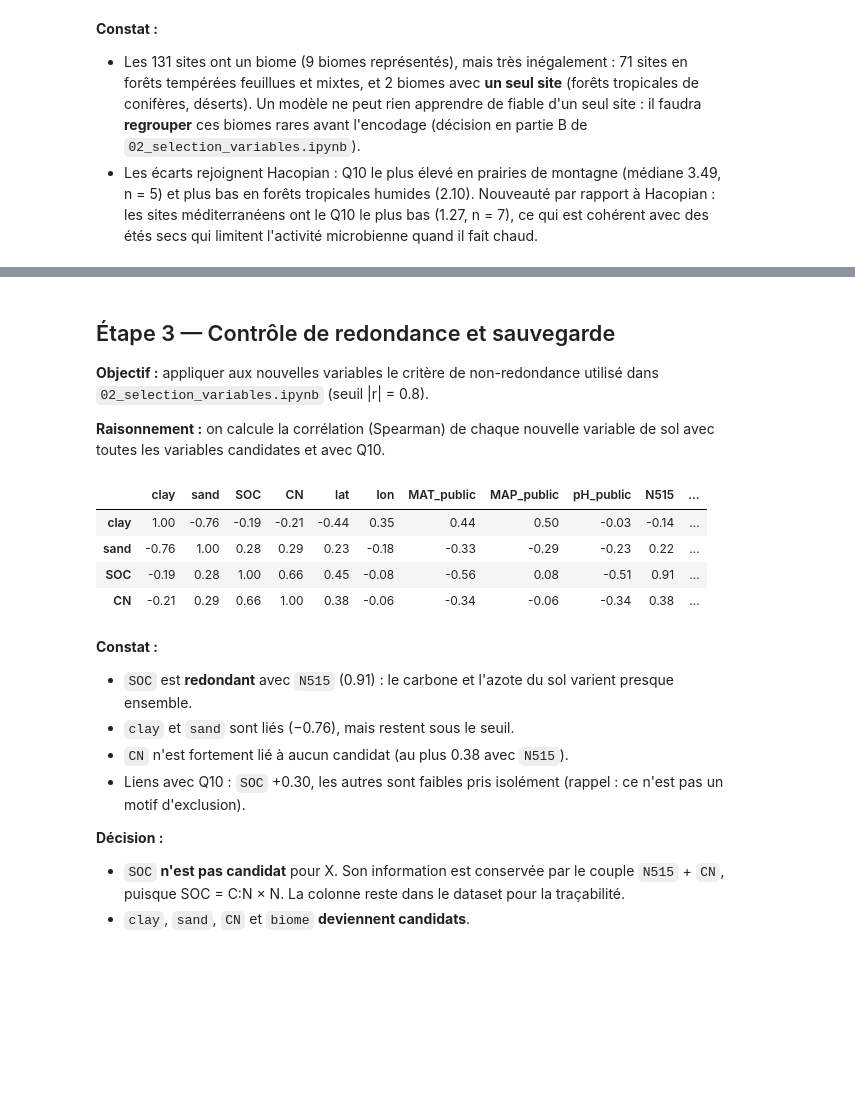
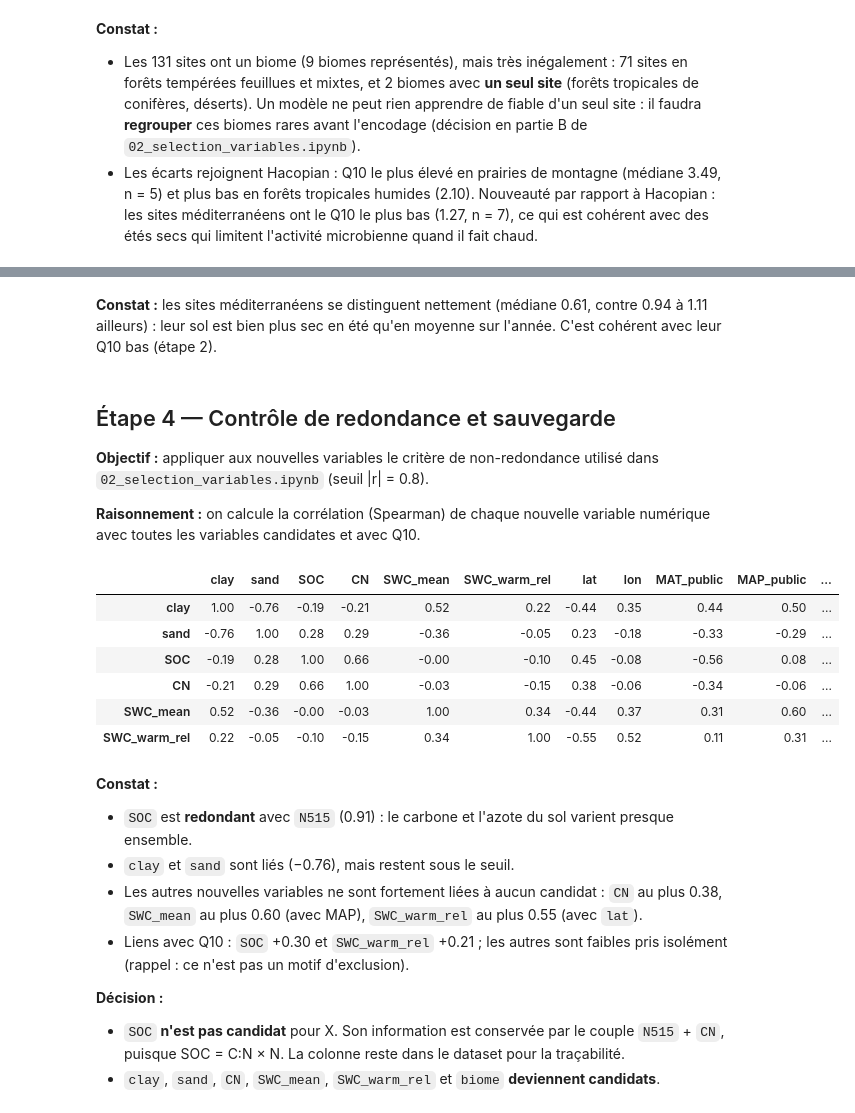
Before and after one commit to yassineerraji/Spatialising-Q10, a Jupyter notebook: notebooks/03_enrichissement_donnees.ipynb, the cells around one changed output, grey strips where cells are left out. Saved outputs shown, nothing was run; the diff lists cells and outputs as text; code cells hidden in the pictures; blank space fills up the shorter version.

```diff
--- a/notebooks/03_enrichissement_donnees.ipynb
+++ b/notebooks/03_enrichissement_donnees.ipynb
@@ -146,0 +179,6 @@ plt.show()
+# %%
+# Mise en tableau : une ligne par site (dans l'ordre du dataset), une colonne par bande
+era = pd.DataFrame([f["properties"] for f in res["features"]]).sort_values("i").reset_index(drop=True)
+# %%
+# Fonction : tableau 131 sites × 12 mois pour une variable ERA5-Land
+mensuel = lambda var: era[[f"{m}_{var}" for m in range(12)]].values
@@ -146,0 +194,7 @@ plt.show()
+# %%
+# Humidité moyenne annuelle de la couche 0–7 cm (m³/m³)
+df["SWC_mean"] = mensuel("volumetric_soil_water_layer_1").mean(axis=1)
+# %%
+# Humidité des 3 mois les plus chauds, rapportée à la moyenne annuelle
+chauds = np.argsort(mensuel("temperature_2m"), axis=1)[:, -3:]
+df["SWC_warm_rel"] = np.take_along_axis(mensuel("volumetric_soil_water_layer_1"), chauds, axis=1).mean(axis=1) / df.SWC_mean
@@ -147,29 +225,33 @@ plt.show()
+# %% [markdown]
+**Constat :** les sites méditerranéens se distinguent nettement (médiane 0.61, contre 0.94 à 1.11 ailleurs) : leur sol est bien plus sec en été qu'en moyenne sur l'année. C'est cohérent avec leur Q10 bas (étape 2).
 # %% [markdown]
-## Étape 3 — Contrôle de redondance et sauvegarde
+## Étape 4 — Contrôle de redondance et sauvegarde
 
 **Objectif :** appliquer aux nouvelles variables le critère de non-redondance utilisé dans `02_selection_variables.ipynb` (seuil |r| = 0.8).
 
-**Raisonnement :** on calcule la corrélation (Spearman) de chaque nouvelle variable de sol avec toutes les variables candidates et avec Q10.
+**Raisonnement :** on calcule la corrélation (Spearman) de chaque nouvelle variable numérique avec toutes les variables candidates et avec Q10.
 # %%
 # Corrélations (Spearman) des nouvelles variables avec les candidats existants et avec Q10
-nouvelles = ["clay", "sand", "SOC", "CN"]
+nouvelles = ["clay", "sand", "SOC", "CN", "SWC_mean", "SWC_warm_rel"]
 df[nouvelles + ["lat", "lon", "MAT_public", "MAP_public", "pH_public", "N515", "Q10"]].corr("spearman").loc[nouvelles].round(2)
 # %% [output]
-|  | clay | sand | SOC | CN | lat | lon | MAT_public | MAP_public | pH_public | N515 | ... |
-| clay | 1.00 | -0.76 | -0.19 | -0.21 | -0.44 | 0.35 | 0.44 | 0.50 | -0.03 | -0.14 | ... |
-| sand | -0.76 | 1.00 | 0.28 | 0.29 | 0.23 | -0.18 | -0.33 | -0.29 | -0.23 | 0.22 | ... |
-| SOC | -0.19 | 0.28 | 1.00 | 0.66 | 0.45 | -0.08 | -0.56 | 0.08 | -0.51 | 0.91 | ... |
-| CN | -0.21 | 0.29 | 0.66 | 1.00 | 0.38 | -0.06 | -0.34 | -0.06 | -0.34 | 0.38 | ... |
+|  | clay | sand | SOC | CN | SWC_mean | SWC_warm_rel | lat | lon | MAT_public | MAP_public | ... |
+| clay | 1.00 | -0.76 | -0.19 | -0.21 | 0.52 | 0.22 | -0.44 | 0.35 | 0.44 | 0.50 | ... |
+| sand | -0.76 | 1.00 | 0.28 | 0.29 | -0.36 | -0.05 | 0.23 | -0.18 | -0.33 | -0.29 | ... |
+| SOC | -0.19 | 0.28 | 1.00 | 0.66 | -0.00 | -0.10 | 0.45 | -0.08 | -0.56 | 0.08 | ... |
+| CN | -0.21 | 0.29 | 0.66 | 1.00 | -0.03 | -0.15 | 0.38 | -0.06 | -0.34 | -0.06 | ... |
+| SWC_mean | 0.52 | -0.36 | -0.00 | -0.03 | 1.00 | 0.34 | -0.44 | 0.37 | 0.31 | 0.60 | ... |
+| SWC_warm_rel | 0.22 | -0.05 | -0.10 | -0.15 | 0.34 | 1.00 | -0.55 | 0.52 | 0.11 | 0.31 | ... |
 # %% [markdown]
 **Constat :**
 - `SOC` est **redondant** avec `N515` (0.91) : le carbone et l'azote du sol varient presque ensemble.
 - `clay` et `sand` sont liés (−0.76), mais restent sous le seuil.
-- `CN` n'est fortement lié à aucun candidat (au plus 0.38 avec `N515`).
-- Liens avec Q10 : `SOC` +0.30, les autres sont faibles pris isolément (rappel : ce n'est pas un motif d'exclusion).
+- Les autres nouvelles variables ne sont fortement liées à aucun candidat : `CN` au plus 0.38, `SWC_mean` au plus 0.60 (avec MAP), `SWC_warm_rel` au plus 0.55 (avec `lat`).
+- Liens avec Q10 : `SOC` +0.30 et `SWC_warm_rel` +0.21 ; les autres sont faibles pris isolément (rappel : ce n'est pas un motif d'exclusion).
 
 **Décision :**
 - `SOC` **n'est pas candidat** pour X. Son information est conservée par le couple `N515` + `CN`, puisque SOC = C:N × N. La colonne reste dans le dataset pour la traçabilité.
-- `clay`, `sand`, `CN` et `biome` **deviennent candidats**.
+- `clay`, `sand`, `CN`, `SWC_mean`, `SWC_warm_rel` et `biome` **deviennent candidats**.
 # %%
 # Sauvegarde de la version 3 du dataset
 df.to_csv("../data/dataset_v3.csv", index=False)
```
Also changed, not shown: parts of 16 cells of this notebook, 24 other files.
